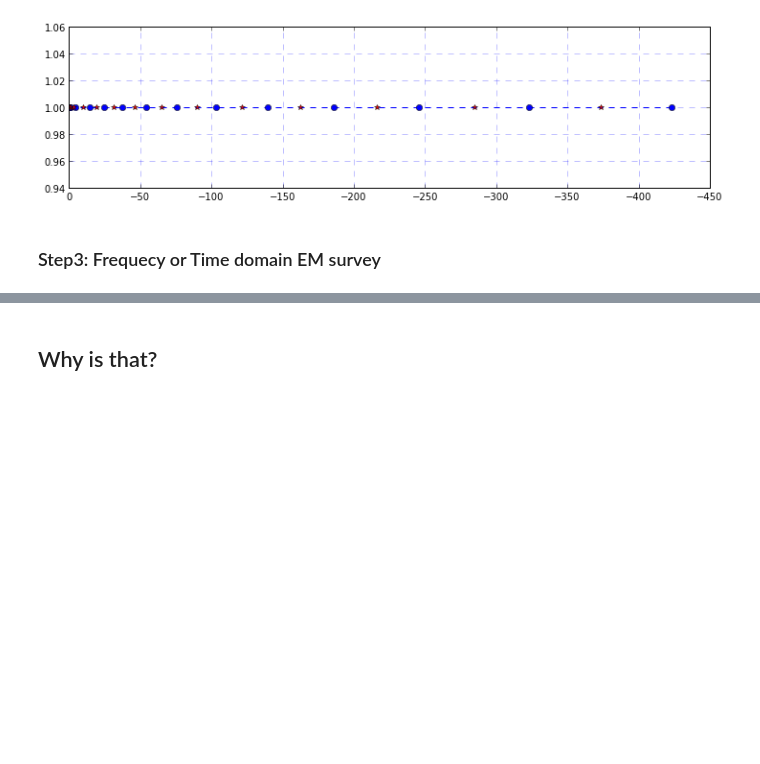
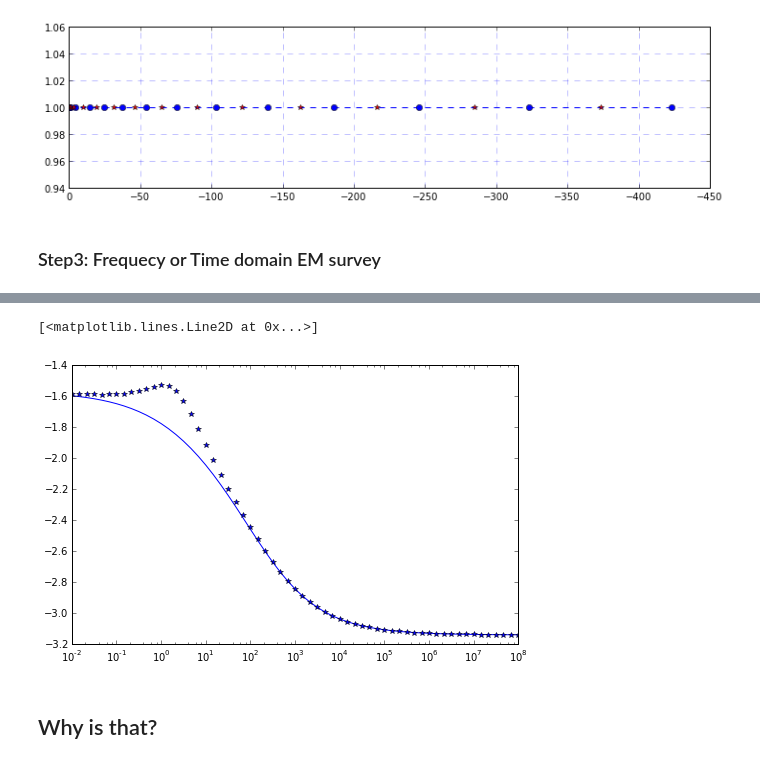
Before and after one commit to simpeg/simpegEM1D, a Jupyter notebook: simpegem1d/notebooks/EM1D_fwd.ipynb, the cells around one changed output, grey strips where cells are left out. Drawn from its saved outputs; the diff is of its cells as text; code cells hidden in the pictures; blank space fills up the shorter version.

```diff
--- a/simpegem1d/notebooks/EM1D_fwd.ipynb
+++ b/simpegem1d/notebooks/EM1D_fwd.ipynb
@@ -56,9 +56,9 @@ sig_half = 1e-2
 chi_half = 0.
 # %%
 Logmodel = BaseEM1D.BaseEM1DModel(mesh1D)
-options = {'Frequency': FDsurvey.frequency, 'tau': np.ones(nlay)*1e-3, 'eta':np.ones(nlay)*0.2, 'c':np.ones(nlay)}
+options = {'Frequency': FDsurvey.frequency, 'tau': np.ones(nlay)*1e-1, 'eta':np.ones(nlay)*0.5, 'c':np.ones(nlay)*0.88}
 Colemodel = BaseEM1D.BaseColeColeModel(mesh1D, **options)
-# model = Model.ComboModel(mesh1D, [Colemodel, Logmodel])
+modelCole = Model.ComboModel(mesh1D, [Colemodel, Logmodel])
 model = Model.ComboModel(mesh1D, [Logmodel])
 # %%
 m_1D = np.log(np.ones(nlay)*sig_half)
@@ -86,5 +87,14 @@ Wall time: 1.25 ms
 # %%
 %%time
-Hz = prob.fields(m_1D)
+prob = EM1D.EM1D(modelCole, **options)
+if prob.ispaired:
+    prob.unpair()
+if FDsurvey.ispaired:
+    FDsurvey.unpair()
+prob.pair(FDsurvey)
+prob.CondType = 'Real'
+prob.chi = np.zeros(FDsurvey.nlay)
+prob.CondType = 'Complex'
+HzCole = prob.fields(m_1D)
 Hzanal = EM1DAnal.Hzanal(sig_half, FDsurvey.frequency, FDsurvey.offset, 'secondary')
 # %% [output]
@@ -103,3 +129,10 @@ ax.loglog(FDsurvey.frequency, abs(Hzanal.imag), 'r*')
+# %%
+fig, ax = plt.subplots(1,1, figsize = (8, 5))
+ax.semilogx(FDsurvey.frequency, np.angle(Hz), 'b')
+ax.semilogx(FDsurvey.frequency, np.angle(HzCole), 'b*')
+# %% [output]
+[<matplotlib.lines.Line2D at 0x...>]
+[figure, added]
 # %%
 # TDsurvey = BaseEM1D.EM1DSurveyTD()
 # TDsurvey.Nch = 10
```
Also changed, not shown: parts of 6 cells of this notebook, 3 other files.
